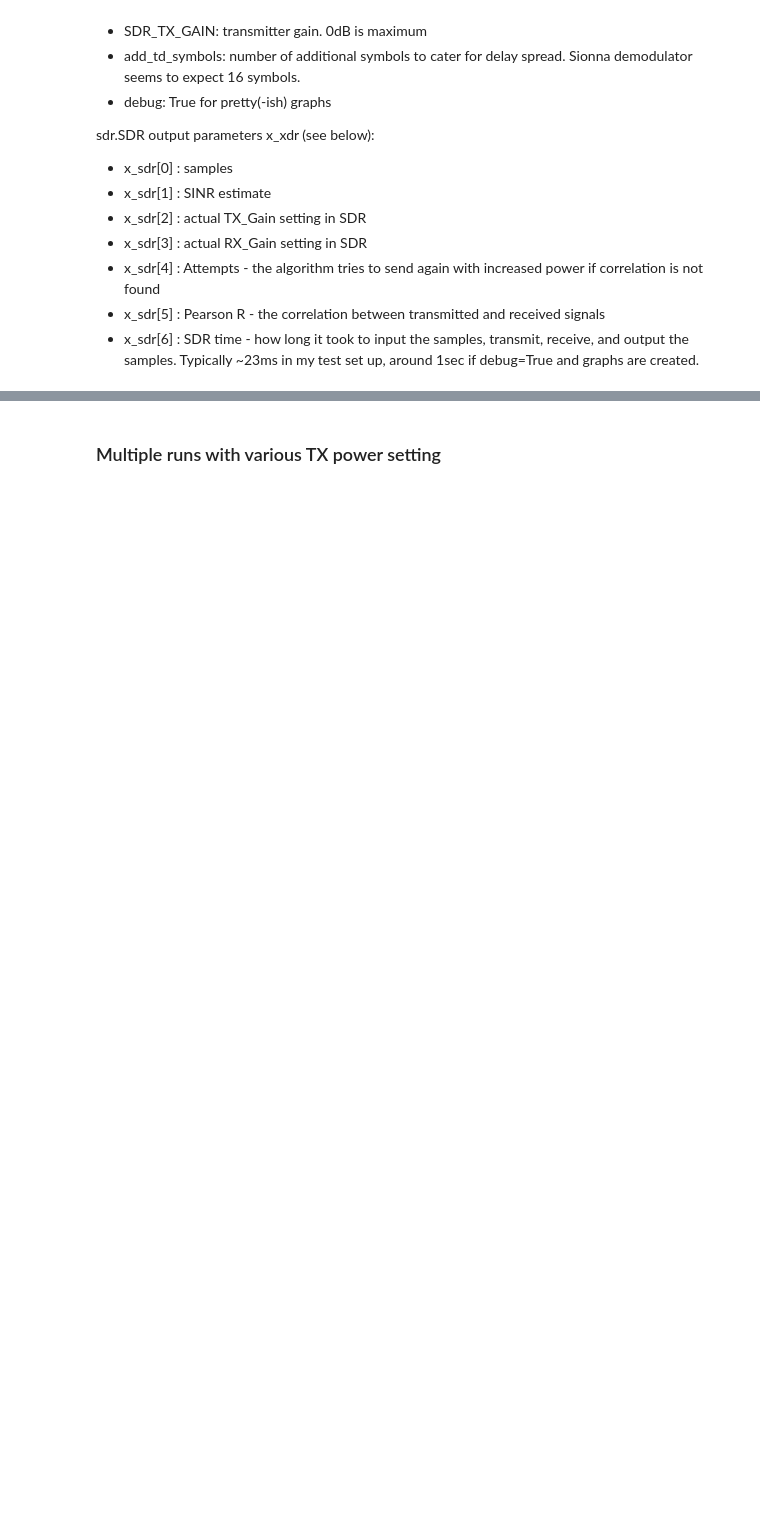
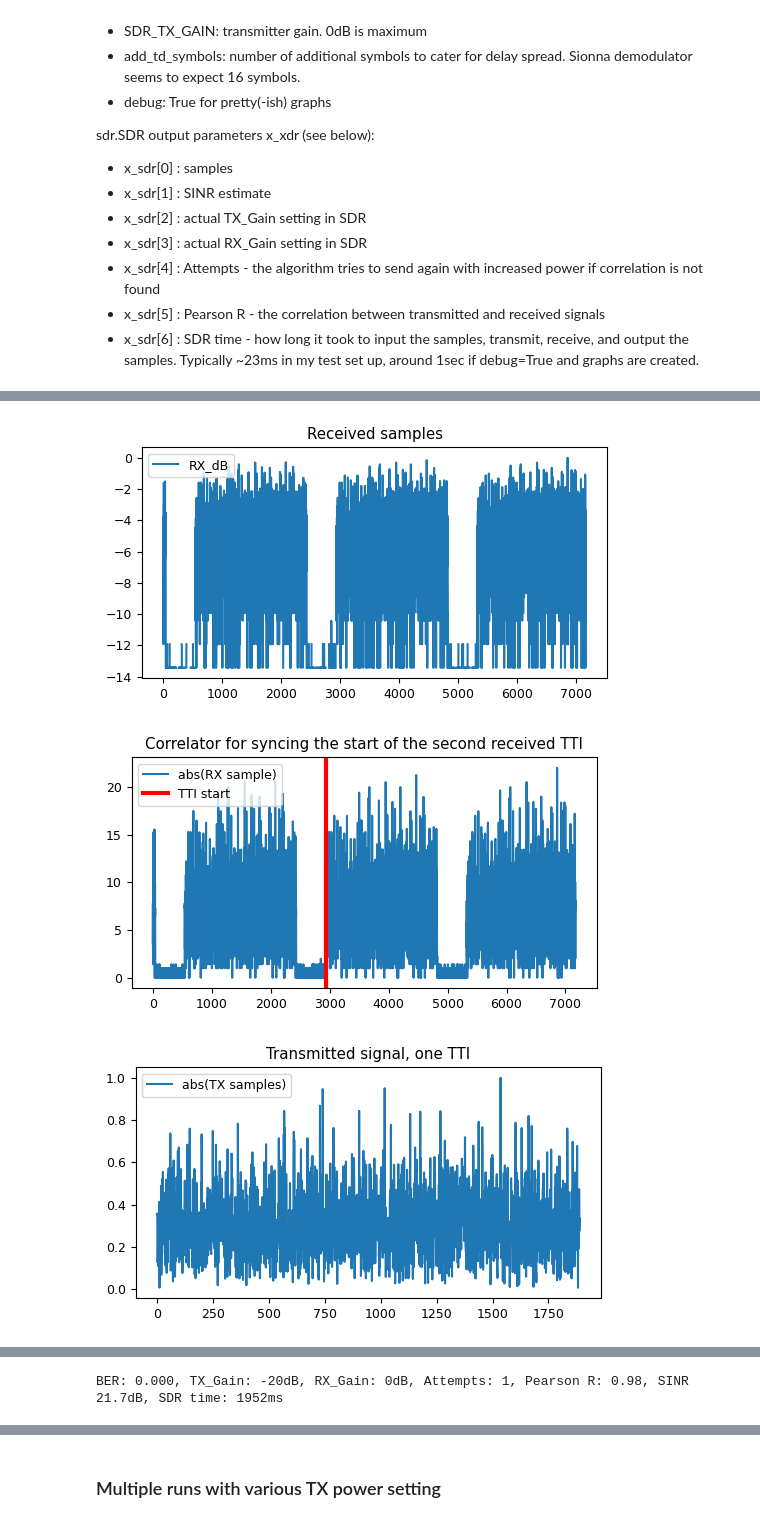
Before and after one commit to rikluost/sionna-PlutoSDR, a Jupyter notebook: Sionna_Pluto_SDR.ipynb, the cells around one changed output, grey strips where cells are left out. Drawn from its saved outputs; the diff is of its cells as text; code cells hidden in the pictures; blank space fills up the shorter version.

```diff
--- a/Sionna_Pluto_SDR.ipynb
+++ b/Sionna_Pluto_SDR.ipynb
@@ -61,7 +70,7 @@ rg = ResourceGrid(num_ofdm_symbols=14,
                   subcarrier_spacing=15e3,
                   num_tx=1,
                   num_streams_per_tx=1,
-                  cyclic_prefix_length=6,
+                  cyclic_prefix_length=7,
                   num_guard_carriers=[15,16],
                   dc_null=True,
                   pilot_pattern="kronecker",
@@ -120,7 +137,7 @@ SampleRate = rg.fft_size*rg.subcarrier_spacing # sample rate
 
 # Start the radio. Note, radio transmissions are only allowed with appropriate licenses!!!
 ########################################################################################################################################################
-SDR1 = sdr.SDR(SDR_TX_IP="ip:192.168.1.10", SDR_TX_FREQ=435.1e6, SDR_TX_BANDWIDTH=SampleRate*1.2, SampleRate = SampleRate)
+SDR1 = sdr.SDR(SDR_TX_IP="ip:192.168.1.10", SDR_TX_FREQ=435.1e6, RF_BANDWIDTH=SampleRate*1.2, SampleRate = SampleRate)
 ########################################################################################################################################################
 # %% [markdown]
 ## Eager mode example with SDR
@@ -152,7 +169,7 @@ x_rg = rg_mapper(x)
 x_time = modulator(x_rg)
 
 ########################################################################################################################################################
-x_sdr = SDR1(SAMPLES = x_time, SDR_TX_GAIN=-40, SDR_RX_GAIN = -40, add_td_symbols = 16, debug=True) # transmit
+x_sdr = SDR1(SAMPLES = x_time, SDR_TX_GAIN=-20, SDR_RX_GAIN = 0, add_td_symbols = 16, debug=True) # transmit
 ########################################################################################################################################################
 
 y = demodulator(x_sdr[0]) # received samples in tf Sionna compatible format
@@ -166,3 +183,4 @@ b_hat = decoder(llr)
 ber = compute_ber(b, b_hat)
 
 print(f"BER: {ber:1.3f}, TX_Gain: {x_sdr[2]}dB, RX_Gain: {x_sdr[3]}dB, Attempts: {x_sdr[4]}, Pearson R: {x_sdr[5]:1.2f}, SINR {x_sdr[1]:1.1f}dB, SDR time: {x_sdr[6]*1000:1.0f}ms")
+# %% [output]
@@ -168,0 +188,3 @@ print(f"BER: {ber:1.3f}, TX_Gain: {x_sdr[2]}dB, RX_Gain: {x_sdr[3]}dB, Attempts:
+[figure, added]
+[figure, added]
+[figure, added]
@@ -169 +195,2 @@ print(f"BER: {ber:1.3f}, TX_Gain: {x_sdr[2]}dB, RX_Gain: {x_sdr[3]}dB, Attempts:
+BER: 0.000, TX_Gain: -20dB, RX_Gain: 0dB, Attempts: 1, Pearson R: 0.98, SINR 21.7dB, SDR time: 1952ms
 # %% [markdown]
```
Also changed, not shown: parts of 10 cells of this notebook, 7 other files.
